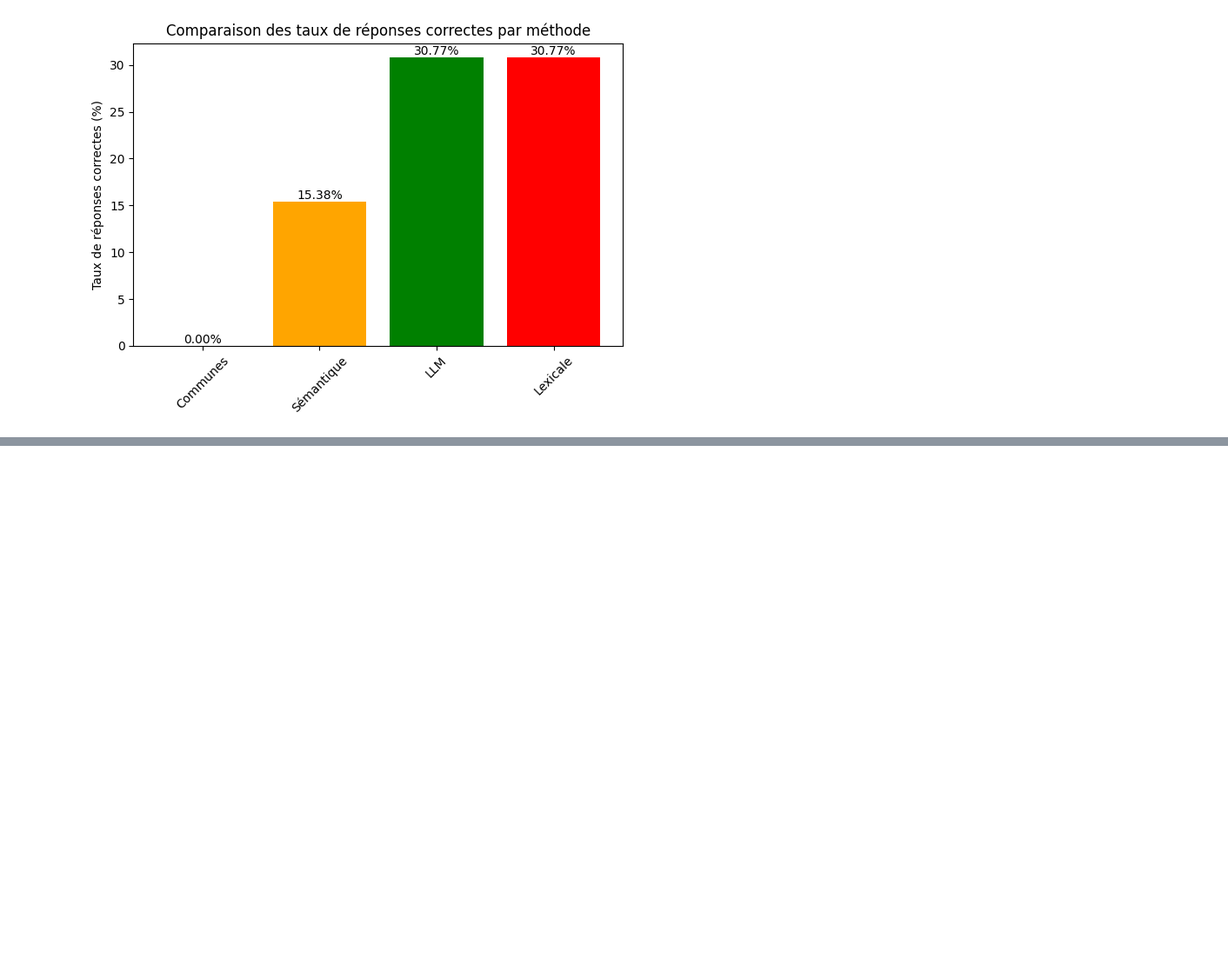
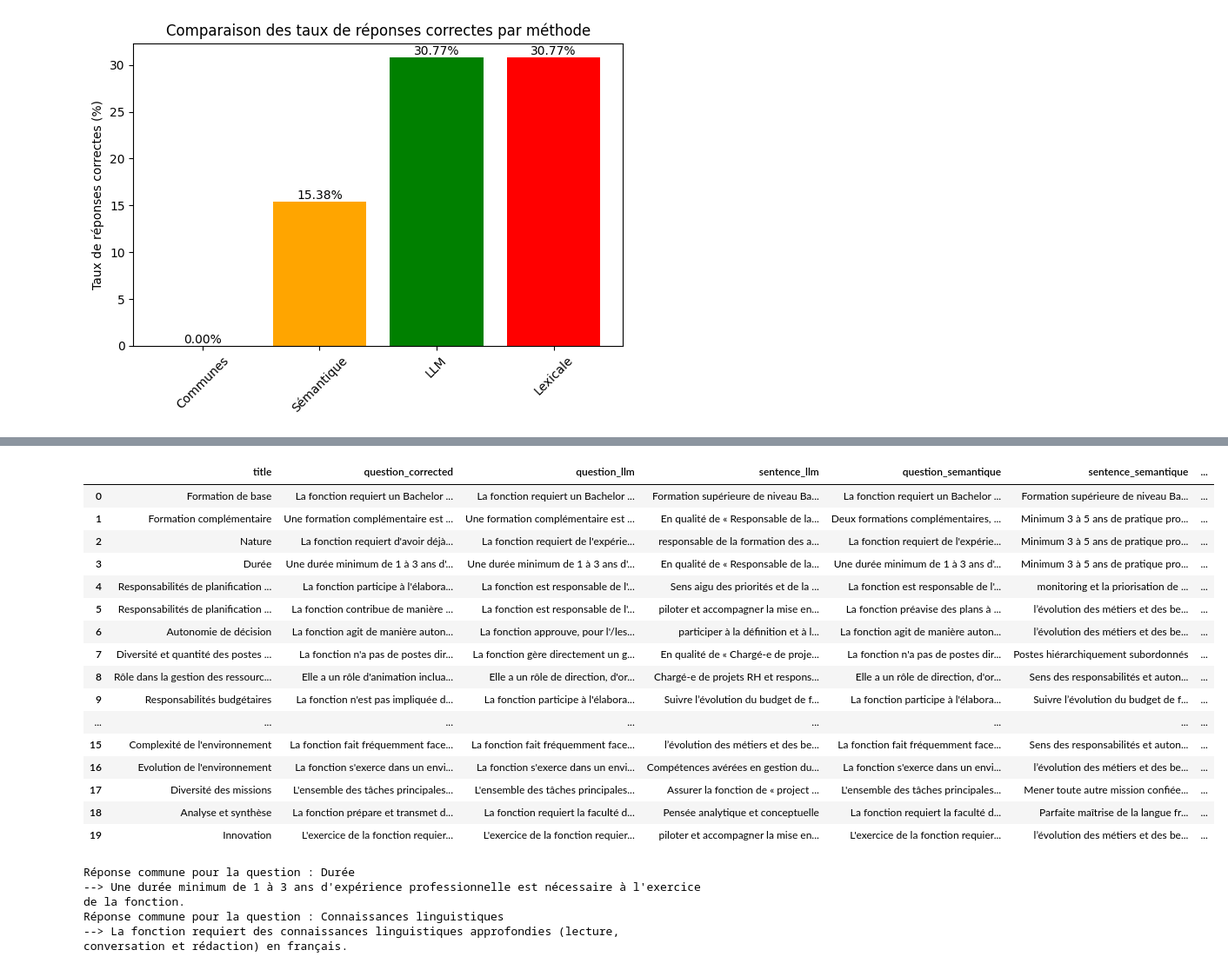
Before and after one commit to issamejekkam/Stage2A, a Jupyter notebook: compare_results.ipynb, the cells around one changed output, grey strips where cells are left out. Shown: that part at 87% size. Drawn from its saved outputs; the diff is of its cells as text; code cells hidden in the pictures; blank space fills up the shorter version.

```diff
--- a/compare_results.ipynb
+++ b/compare_results.ipynb
@@ -648,0 +655,6 @@ plt.show()
+# %%
+semantique= pd.read_json("results/all_matches_best_of_Cahier des charges_nouveau poste 2025_V0.6_définitive.pdf.json", orient="records")
+semantique.drop(columns=[ 'score', 'pts'], inplace=True)
+
+semantique.rename(columns={'question': 'question_semantique', 'sentence': 'sentence_semantique'}, inplace=True)
+semantique
@@ -648,0 +679,7 @@ plt.show()
+# %%
+lexicale= pd.read_json("results/after_comparaison_lexicale_of_Cahier des charges_nouveau poste 2025_V0.6_définitive.pdf.json", orient="records")
+
+lexicale.drop(columns=[ 'score', 'pts','similarity'], inplace=True)
+lexicale.rename(columns={'question': 'question_lexicale', 'sentence': 'sentence_lexicale'}, inplace=True)
+
+lexicale
@@ -648,0 +704,5 @@ plt.show()
+# %%
+llm= pd.read_json("results/after_llm_of_Cahier des charges_nouveau poste 2025_V0.6_définitive.pdf.json", orient="records")
+llm.drop(columns=[ 'score', 'pts'], inplace=True)
+llm.rename(columns={'question': 'question_llm', 'sentence': 'sentence_llm'}, inplace=True)
+llm
@@ -648,0 +759,3 @@ plt.show()
+# %%
+corrected= pd.read_json("results/corrected_of_Cahier des charges_nouveau poste 2025_V0.6_définitive.pdf.json", orient="records")
+corrected
@@ -648,0 +780,40 @@ plt.show()
+# %%
+tableGenerale = corrected.merge(llm, on='title') \
+						 .merge(semantique, on='title') \
+						 .merge(lexicale, on='title')
+tableGenerale
+# %% [output]
+|  | title | question_corrected | question_llm | sentence_llm | question_semantique | sentence_semantique | ... |
+| 0 | Formation de base | La fonction requiert un Bachelor ... | La fonction requiert un Bachelor ... | Formation supérieure de niveau Ba... | La fonction requiert un Bachelor ... | Formation supérieure de niveau Ba... | ... |
+| 1 | Formation complémentaire | Une formation complémentaire est ... | Une formation complémentaire est ... | En qualité de « Responsable de la... | Deux formations complémentaires, ... | Minimum 3 à 5 ans de pratique pro... | ... |
+| 2 | Nature | La fonction requiert d'avoir déjà... | La fonction requiert de l'expérie... | responsable de la formation des a... | La fonction requiert de l'expérie... | Minimum 3 à 5 ans de pratique pro... | ... |
+| 3 | Durée | Une durée minimum de 1 à 3 ans d'... | Une durée minimum de 1 à 3 ans d'... | En qualité de « Responsable de la... | Une durée minimum de 1 à 3 ans d'... | Minimum 3 à 5 ans de pratique pro... | ... |
+| 4 | Responsabilités de planification ... | La fonction participe à l'élabora... | La fonction est responsable de l'... | Sens aigu des priorités et de la ... | La fonction est responsable de l'... | monitoring et la priorisation de ... | ... |
+| 5 | Responsabilités de planification ... | La fonction contribue de manière ... | La fonction est responsable de l'... | piloter et accompagner la mise en... | La fonction préavise des plans à ... | l’évolution des métiers et des be... | ... |
+| 6 | Autonomie de décision | La fonction agit de manière auton... | La fonction approuve, pour l'/les... | participer à la définition et à l... | La fonction agit de manière auton... | l’évolution des métiers et des be... | ... |
+| 7 | Diversité et quantité des postes ... | La fonction n'a pas de postes dir... | La fonction gère directement un g... | En qualité de « Chargé-e de proje... | La fonction n'a pas de postes dir... | Postes hiérarchiquement subordonnés | ... |
+| 8 | Rôle dans la gestion des ressourc... | Elle a un rôle d'animation inclua... | Elle a un rôle de direction, d'or... | Chargé-e de projets RH et respons... | Elle a un rôle de direction, d'or... | Sens des responsabilités et auton... | ... |
+| 9 | Responsabilités budgétaires | La fonction n'est pas impliquée d... | La fonction participe à l'élabora... | Suivre l’évolution du budget de f... | La fonction participe à l'élabora... | Suivre l’évolution du budget de f... | ... |
+| ... | ... | ... | ... | ... | ... | ... | ... |
+| 15 | Complexité de l'environnement | La fonction fait fréquemment face... | La fonction fait fréquemment face... | l’évolution des métiers et des be... | La fonction fait fréquemment face... | Sens des responsabilités et auton... | ... |
+| 16 | Evolution de l'environnement | La fonction s'exerce dans un envi... | La fonction s'exerce dans un envi... | Compétences avérées en gestion du... | La fonction s'exerce dans un envi... | l’évolution des métiers et des be... | ... |
+| 17 | Diversité des missions | L'ensemble des tâches principales... | L'ensemble des tâches principales... | Assurer la fonction de « project ... | L'ensemble des tâches principales... | Mener toute autre mission confiée... | ... |
+| 18 | Analyse et synthèse | La fonction prépare et transmet d... | La fonction requiert la faculté d... | Pensée analytique et conceptuelle | La fonction requiert la faculté d... | Parfaite maîtrise de la langue fr... | ... |
+| 19 | Innovation | L'exercice de la fonction requier... | L'exercice de la fonction requier... | piloter et accompagner la mise en... | L'exercice de la fonction requier... | l’évolution des métiers et des be... | ... |
+# %%
+mappingRepCommunes={}
+for row in tableGenerale.itertuples():
+	if (
+		row.question_corrected == row.question_llm
+		and row.question_corrected == row.question_semantique
+		and row.question_corrected == row.question_lexicale
+	):
+		mappingRepCommunes[row.title] = row.question_corrected
+		ReponsesCommunes = getattr(row, 'title')
+		print(f"Réponse commune pour la question : {ReponsesCommunes}")
+		print(f"--> {row.question_corrected}")
+# %% [output]
+Réponse commune pour la question : Durée
+--> Une durée minimum de 1 à 3 ans d'expérience professionnelle est nécessaire à l'exercice de la fonction.
+Réponse commune pour la question : Connaissances linguistiques
+--> La fonction requiert des connaissances linguistiques approfondies (lecture, conversation et rédaction) en français.
```
Also changed, not shown: parts of 24 cells of this notebook, 3 other files.
